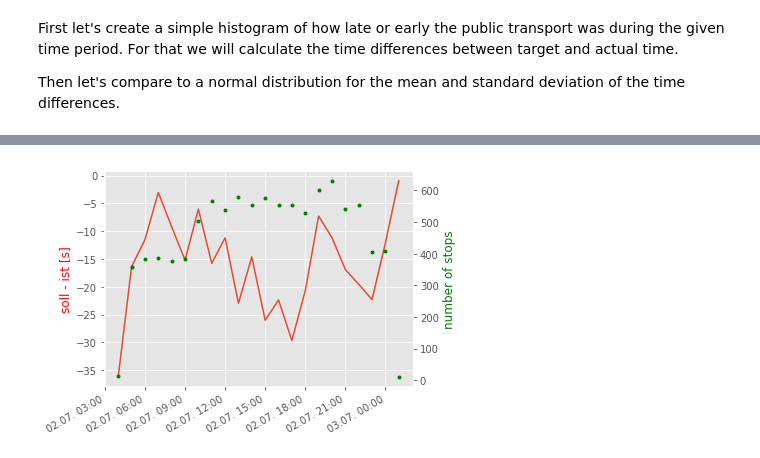
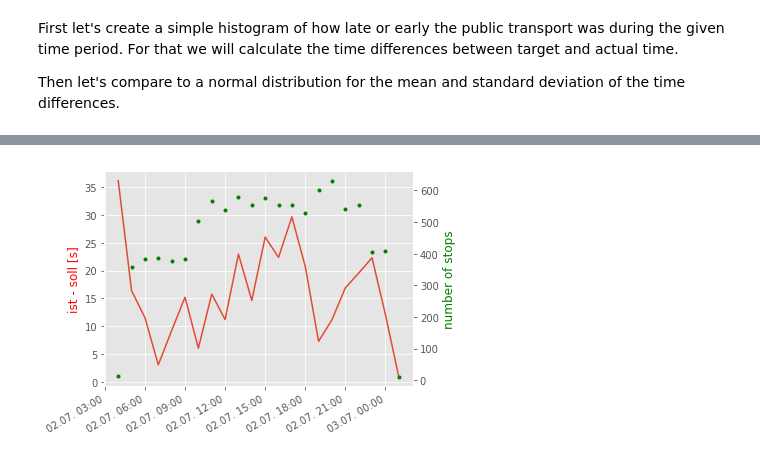
Before and after one commit to fdelia/VBZ-Fahrzeiten, a Jupyter notebook: VBZ Fahrzeiten im SOLL-IST-Vergleich.ipynb, the cells around one changed output, grey strips where cells are left out. Cells and saved outputs as stored; diff of their text form; code cells hidden in the pictures.

```diff
--- a/VBZ Fahrzeiten im SOLL-IST-Vergleich.ipynb
+++ b/VBZ Fahrzeiten im SOLL-IST-Vergleich.ipynb
@@ -27,7 +29,7 @@ Then let's compare to a normal distribution for the mean and standard deviation
 diffs = []
 for index, row in df.iterrows():
     # Here the delay is calculated
-    diff = row['soll_an_von'] - row['ist_an_von']
+    diff = row['ist_an_von'] - row['soll_an_von']
     diffs.append(diff)
 
 # Calculate mean and std
@@ -40,7 +42,7 @@ n, bins, patches = plt.hist(diffs, bins=50, alpha=0.75, normed=1)
 y = mlab.normpdf( bins, mu, sigma)
 l = plt.plot(bins, y, 'g--', linewidth=1)
 
-plt.xlabel('soll - ist [s]')
+plt.xlabel('ist - soll [s]')
 plt.ylabel('prob')
 plt.grid(True)
 
@@ -74,7 +78,7 @@ tod_diff = {}
 tod_count= {}
 for index, row in df.iterrows():
     dt_obj = makeDatetime(row['datum_von'], row['soll_an_von']) # time from "soll"
-    diff = row['soll_an_von'] - row['ist_an_von']
+    diff = row['ist_an_von'] - row['soll_an_von']
 
     if dt_obj not in tod_diff:
         tod_diff[dt_obj] = []
@@ -86,32 +90,32 @@ for index, row in df.iterrows():
 # Calculate average of every hour
 # Sort by time
 tod_times = [] # x
 tod_avgs = [] # y
 tod_counts = [] # y2
 for dt_obj in sorted(tod_diff):
     dt_diffs = tod_diff[dt_obj]
 
     tod_times.append(dt_obj)
     tod_avgs.append(numpy.mean(dt_diffs))
     tod_counts.append(tod_count[dt_obj])
 
 # Plot
 fig, ax = plt.subplots(1)
 fig.autofmt_xdate()
 
 # y
 ax.plot(tod_times, tod_avgs)
-ax.set_ylabel('soll - ist [s]', color='r')
+ax.set_ylabel('ist - soll [s]', color='r')
 xfmt = mdates.DateFormatter('%d.%m. %H:%M')
 ax.xaxis.set_major_formatter(xfmt)
 
 # y2
 ax2 = ax.twinx()
 ax2.plot(tod_times, tod_counts, 'g.')
 ax2.set_ylabel('number of stops', color='g')
 ax2.grid(False)
 
 fig.tight_layout()
 plt.show()
 # %% [output]
-[figure, old version]
+[figure, new version]
```
Also changed, not shown: parts of 8 cells of this notebook.
